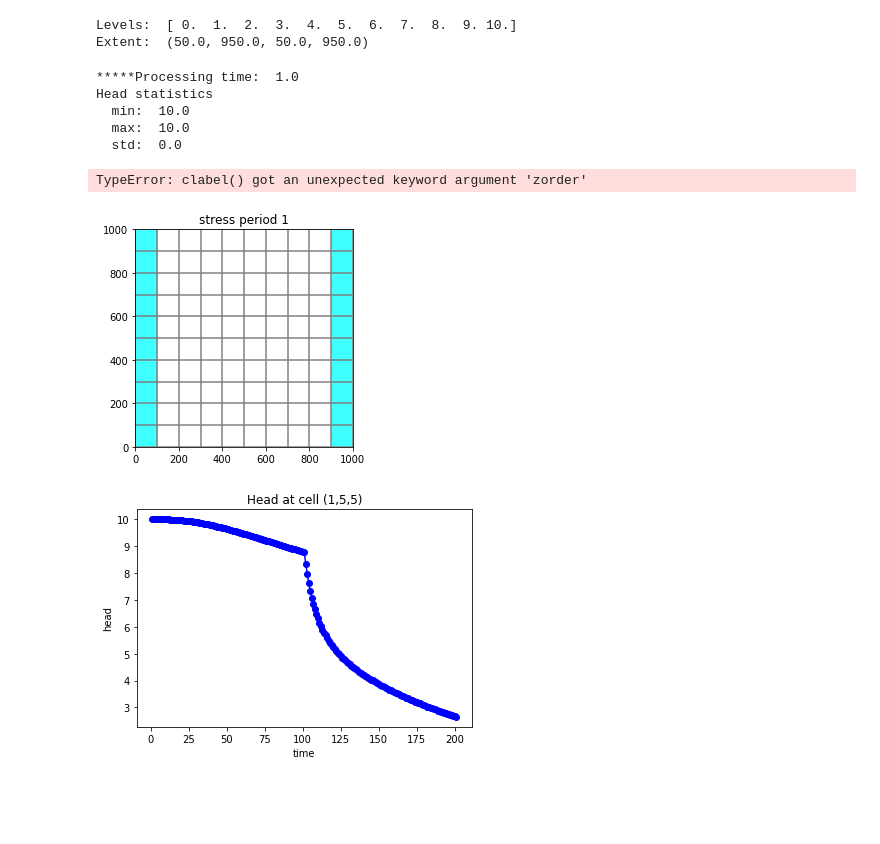
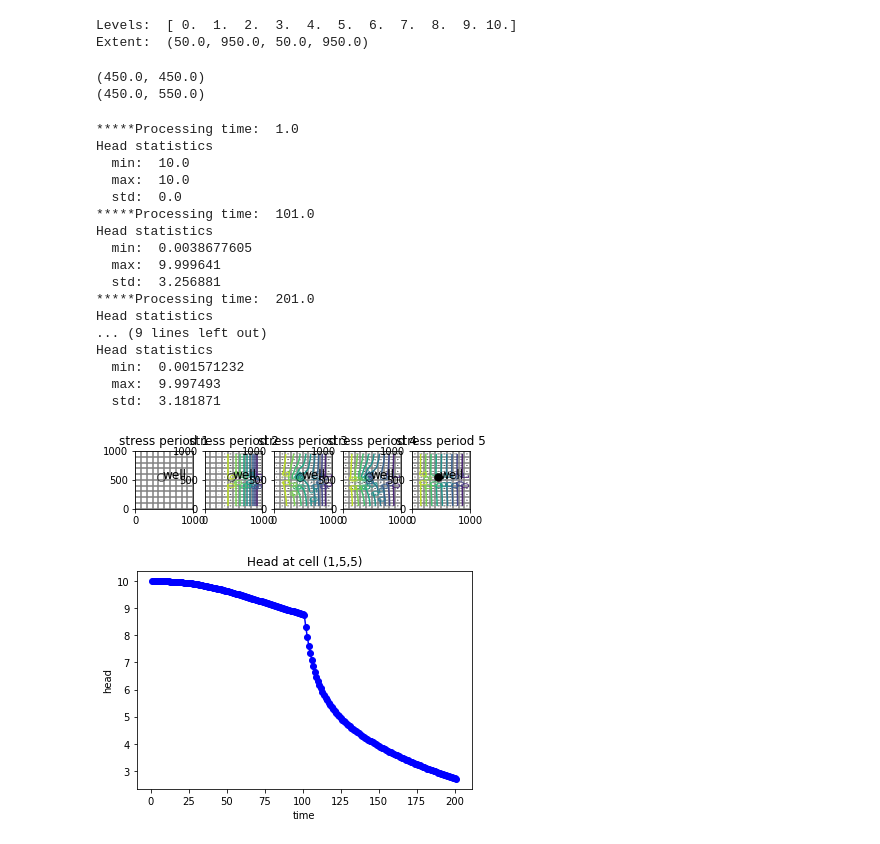
Before and after one commit to chelspeters7/DelawareStream, a Jupyter notebook: FloPy/Tutorial 02.ipynb, the cells around one changed output. Cells and saved outputs as stored; diff of their text form; code cells hidden in the pictures; blank space fills up the shorter version.

Commit message:
FloPy Tutorial 2

```diff
--- a/FloPy/Tutorial 02.ipynb
+++ b/FloPy/Tutorial 02.ipynb
@@ -8,13 +10,13 @@ import flopy
 %matplotlib inline
 # %%
 #Set working directory and names
-ws = 'C:/Users/Admin/Desktop/Chelsea/Projects/DelawareStream/FloPy/Tutorial02'
-wspath = 'C:/Users/Admin/Desktop/Chelsea/Projects/DelawareStream/FloPy/Tutorial02/'
+ws = 'D:/Chelsea/Projects/DelawareStream/FloPy/Tutorial02'
+wspath = 'D:/Chelsea/Projects/DelawareStream/FloPy/Tutorial02/'
 if not os.path.exists(ws): #make sure workspace directory exists
     os.makedirs(ws)
 name = 'Tutorial02'
 modelname = 'Tutorial02'
-exe_name = os.path.abspath('C:/Users/Admin/Desktop/Chelsea/Projects/DelawareStream/Script/Executables/mf2005')
+exe_name = os.path.abspath('D:/Chelsea/Projects/DelawareStream/Script/Executables/mf2005')
 # %%
 # Model domain and grid definition
 Lx = 1000. #total width across rows of entire model
@@ -178,10 +190,16 @@ Extent:  (50.0, 950.0, 50.0, 950.0)
 # %%
 # Well point
 wpt = ((float(ncol/2)-0.5)*delr, (float(nrow/2-1)+0.5)*delc)
+print(wpt)
 wpt = (450., 550.)
+print(wpt)
+# %% [output]
+(450.0, 450.0)
+(450.0, 550.0)
 # %%
 # Make the plots
-mytimes = [1.0, 101.0, 201.0]
+#mytimes = [1.0, 101.0, 201.0]
+mytimes = [1.0, 101.0, 201.0, 301.0, 401.0]
 for iplot, time in enumerate(mytimes):
     print('*****Processing time: ', time)
     head = headobj.get_data(totim=time)
@@ -190,41 +208,51 @@ for iplot, time in enumerate(mytimes):
     print('  min: ', head.min())
     print('  max: ', head.max())
     print('  std: ', head.std())
 
     # Extract flow right face and flow front face
     frf = cbb.get_data(text='FLOW RIGHT FACE', totim=time)[0]
     fff = cbb.get_data(text='FLOW FRONT FACE', totim=time)[0]
 
     #Create the plot
-    #plt.subplot(1, len(mytimes), iplot + 1, aspect='equal')
-    plt.subplot(1, 1, 1, aspect='equal')
+    plt.subplot(1, len(mytimes), iplot + 1, aspect='equal')
+    #plt.subplot(1, 1, 1, aspect='equal')
     plt.title('stress period ' + str(iplot + 1))
 
 
-    modelmap = flopy.plot.ModelMap(model=mf, layer=0)
+    modelmap = flopy.plot.PlotMapView(model=mf, layer=0)
     qm = modelmap.plot_ibound()
     lc = modelmap.plot_grid()
-    qm = modelmap.plot_bc('GHB', alpha=0.5)
+    #qm = modelmap.plot_bc('GHB')#, alpha=0.5)
     cs = modelmap.contour_array(head, levels=levels)
-    plt.clabel(cs, inline=1, fontsize=10, fmt='%1.1f', zorder=11)
+    plt.clabel(cs, inline=1, fontsize=10, fmt='%1.1f')#, zorder=11
     quiver = modelmap.plot_discharge(frf, fff, head=head)
-
 
     mfc = 'None'
     if (iplot+1) == len(mytimes):
         mfc='black'
     plt.plot(wpt[0], wpt[1], lw=0, marker='o', markersize=8,
              markeredgewidth=0.5,
              markeredgecolor='black', markerfacecolor=mfc, zorder=9)
     plt.text(wpt[0]+25, wpt[1]-25, 'well', size=12, zorder=12)
-    plt.savefig('tutorial2-{}.png'.format(iplot))
+    plt.savefig(wspath+'tutorial2-{}.png'.format(iplot))
 # %% [output]
 *****Processing time:  1.0
 Head statistics
   min:  10.0
   max:  10.0
   std:  0.0
+*****Processing time:  101.0
+Head statistics
+  min:  0.0038677605
+  max:  9.999641
+  std:  3.256881
+*****Processing time:  201.0
+Head statistics
+... (9 lines left out)
+Head statistics
+  min:  0.001571232
+  max:  9.997493
+  std:  3.181871
-TypeError: clabel() got an unexpected keyword argument 'zorder'
-[figure, old version]
+[figure, new version]
 # %%
 # Plot the head versus time
```
Also changed, not shown: parts of 12 cells of this notebook, 16 other files.
